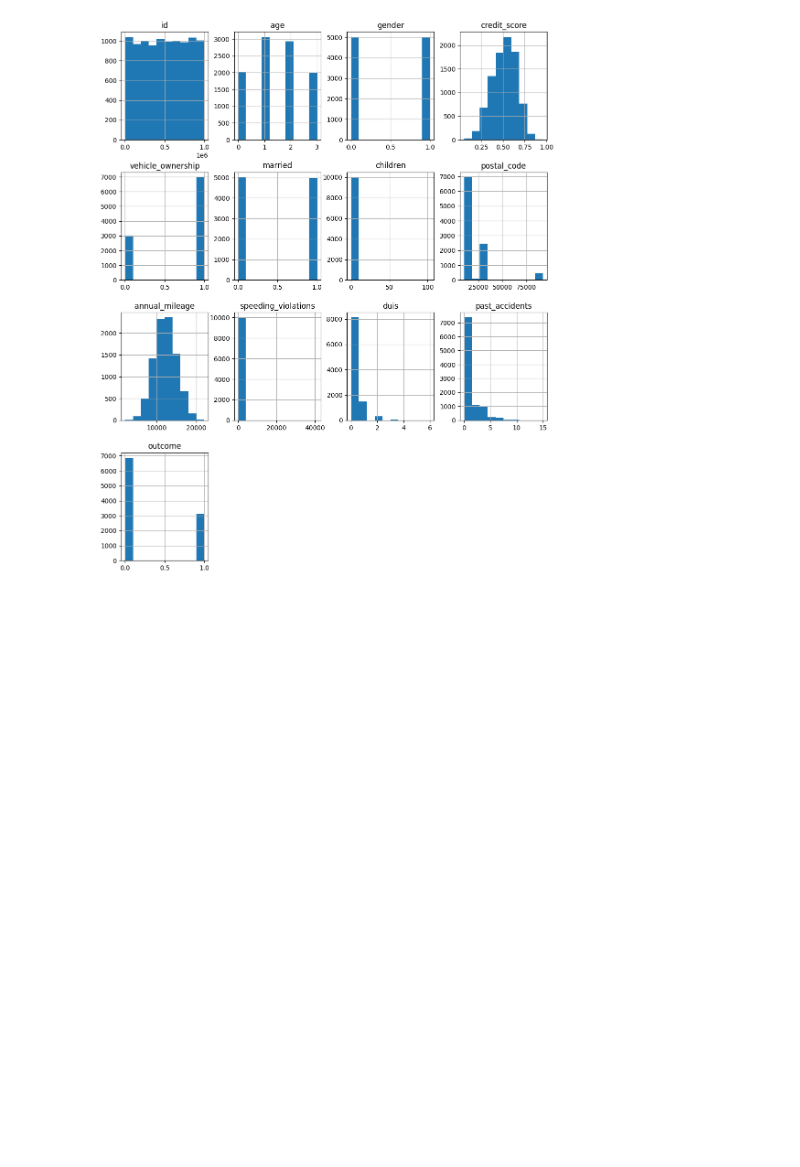
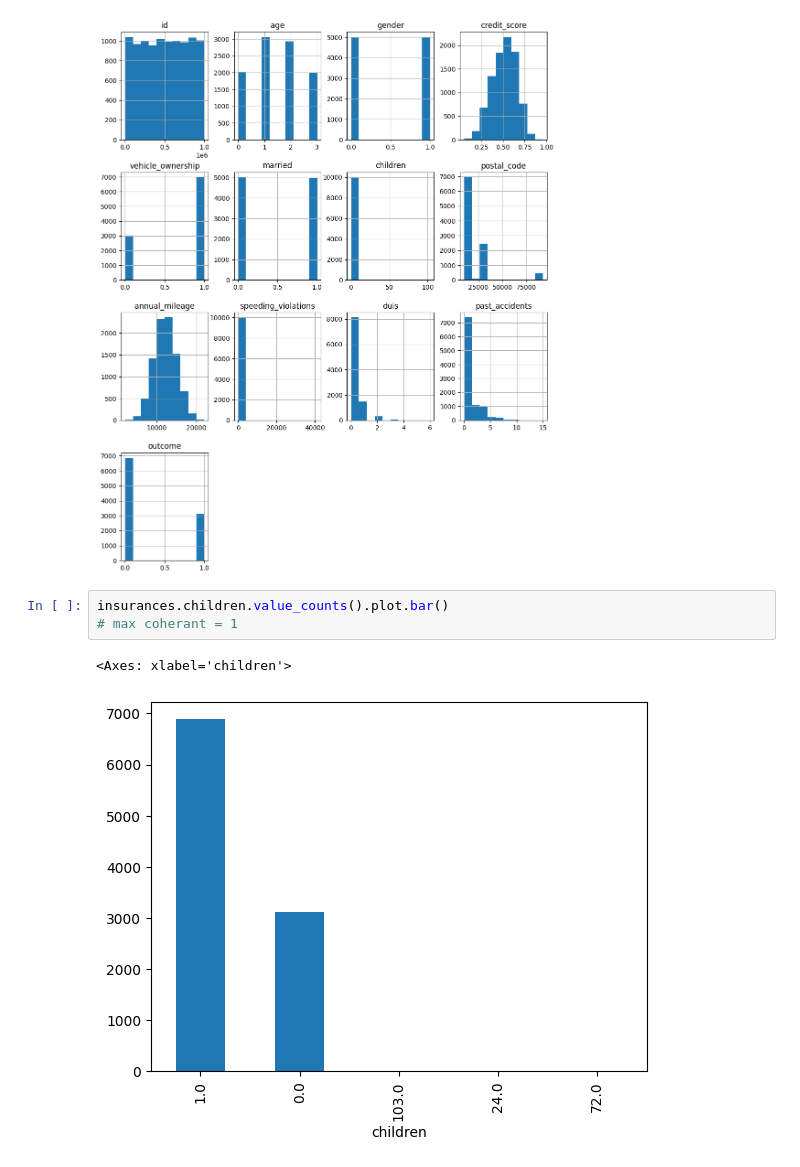
Before and after one commit to AntoineHazebrouck/data-science, a Jupyter notebook: project/main.ipynb, the cells around one changed output. Drawn from its saved outputs; the diff is of its cells as text; blank space fills up the shorter version.

```diff
--- a/project/main.ipynb
+++ b/project/main.ipynb
@@ -181,3 +181,9 @@ array([[<Axes: title={'center': 'id'}>, <Axes: title={'center': 'age'}>,
        [<Axes: title={'center': 'outcome'}>, <Axes: >, <Axes: >,
         <Axes: >]], dtype=object)
 [figure]
+# %%
+insurances.children.value_counts().plot.bar()
+# max coherant = 1
+# %% [output]
+<Axes: xlabel='children'>
+[figure, added]
```
Also changed, not shown: parts of 4 cells of this notebook.
